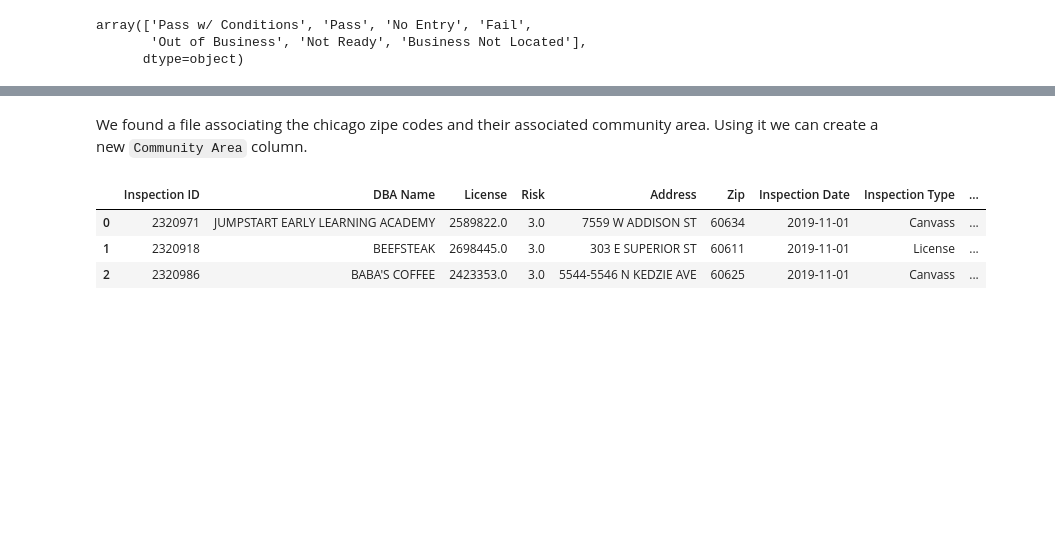
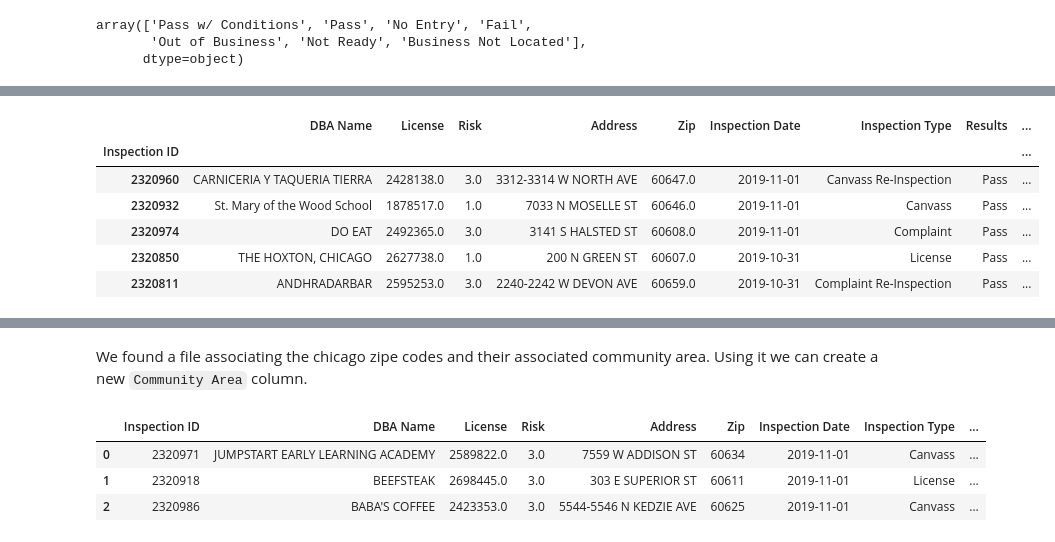
Before and after one commit to clairebilat/ada-2019-project-lost-and-found, a Jupyter notebook: couleurs_d_automne.ipynb, the cells around one changed output, grey strips where cells are left out. Cells and saved outputs as stored; diff of their text form; code cells hidden in the pictures; blank space fills up the shorter version.

```diff
--- a/couleurs_d_automne.ipynb
+++ b/couleurs_d_automne.ipynb
@@ -288,0 +453,10 @@ As done for Risk, we should replace Pass w/ Conditions by 1, Pass by 0 and Fail
+# %%
+temp.head()
+# %% [output]
+|  | DBA Name | License | Risk | Address | Zip | Inspection Date | Inspection Type | Results | ... |
+| Inspection ID |  |  |  |  |  |  |  |  | ... |
+| 2320960 | CARNICERIA Y TAQUERIA TIERRA | 2428138.0 | 3.0 | 3312-3314 W NORTH AVE | 60647.0 | 2019-11-01 | Canvass Re-Inspection | Pass | ... |
+| 2320932 | St. Mary of the Wood School | 1878517.0 | 1.0 | 7033 N MOSELLE ST | 60646.0 | 2019-11-01 | Canvass | Pass | ... |
+| 2320974 | DO EAT | 2492365.0 | 3.0 | 3141 S HALSTED ST | 60608.0 | 2019-11-01 | Complaint | Pass | ... |
+| 2320850 | THE HOXTON, CHICAGO | 2627738.0 | 1.0 | 200 N GREEN ST | 60607.0 | 2019-10-31 | License | Pass | ... |
+| 2320811 | ANDHRADARBAR | 2595253.0 | 3.0 | 2240-2242 W DEVON AVE | 60659.0 | 2019-10-31 | Complaint Re-Inspection | Pass | ... |
```
Also changed, not shown: parts of 94 cells of this notebook.
